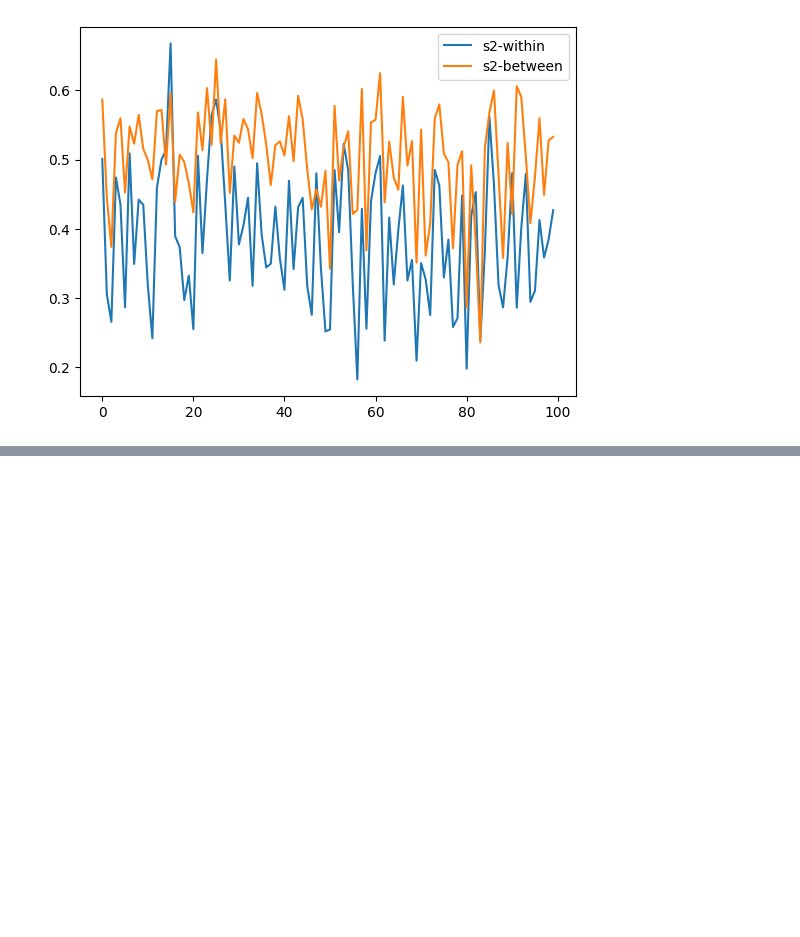
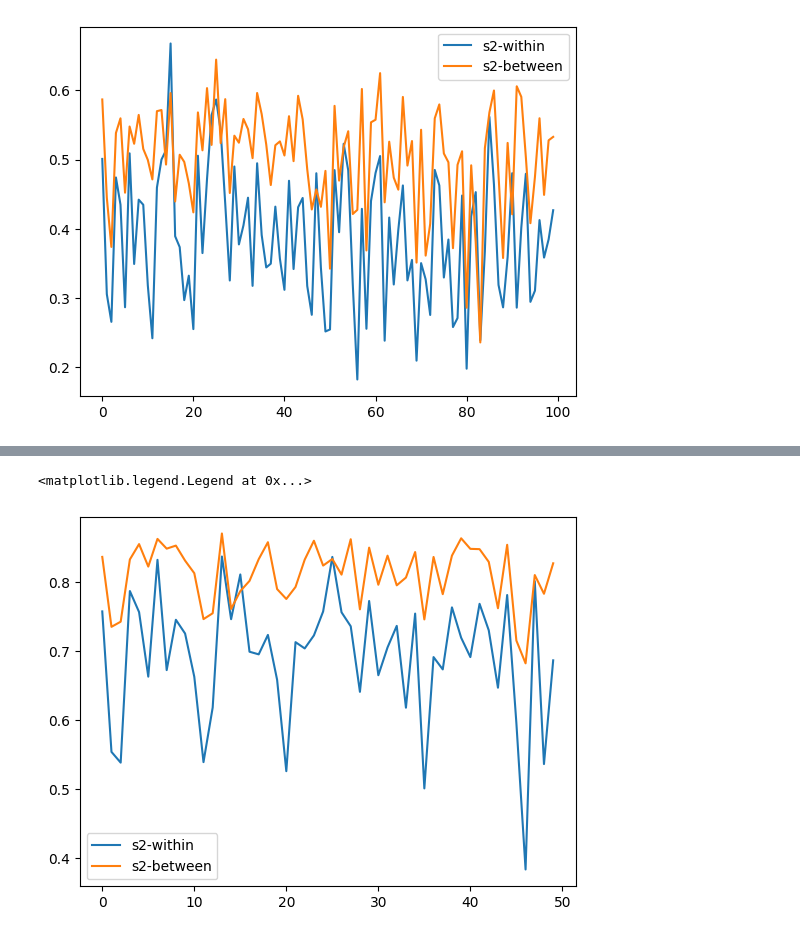
Before and after one commit to DiedrichsenLab/Functional_Fusion, a Jupyter notebook: notebooks/dataset_check.ipynb, the cells around one changed output, grey strips where cells are left out. Cells and saved outputs as stored; diff of their text form; code cells hidden in the pictures; blank space fills up the shorter version.

```diff
--- a/notebooks/dataset_check.ipynb
+++ b/notebooks/dataset_check.ipynb
@@ -217,0 +238,12 @@ plt.legend(['s2-within','s2-between'])
+# %%
+data_hcpnet2, info_hcpnet2 = hcpnets_dataset.get_data(
+    'MNISymC3', ses_id='ses-s2', type='NetRun')
+r1s2 = reliability_within_subj(
+    data_hcpnet2, part_vec=info_hcpnet2.run, cond_vec=info_hcpnet2.region_name)
+r2s2 = reliability_between_subj(data_hcpnet2, cond_vec=info_hcpnet2.region_name)
+plt.plot(r1s2.mean(axis=1))
+plt.plot(r2s2)
+plt.legend(['s2-within','s2-between'])
+# %% [output]
+<matplotlib.legend.Legend at 0x...>
+[figure, added]
```
Also changed, not shown: parts of 6 cells of this notebook, 1 other file.
